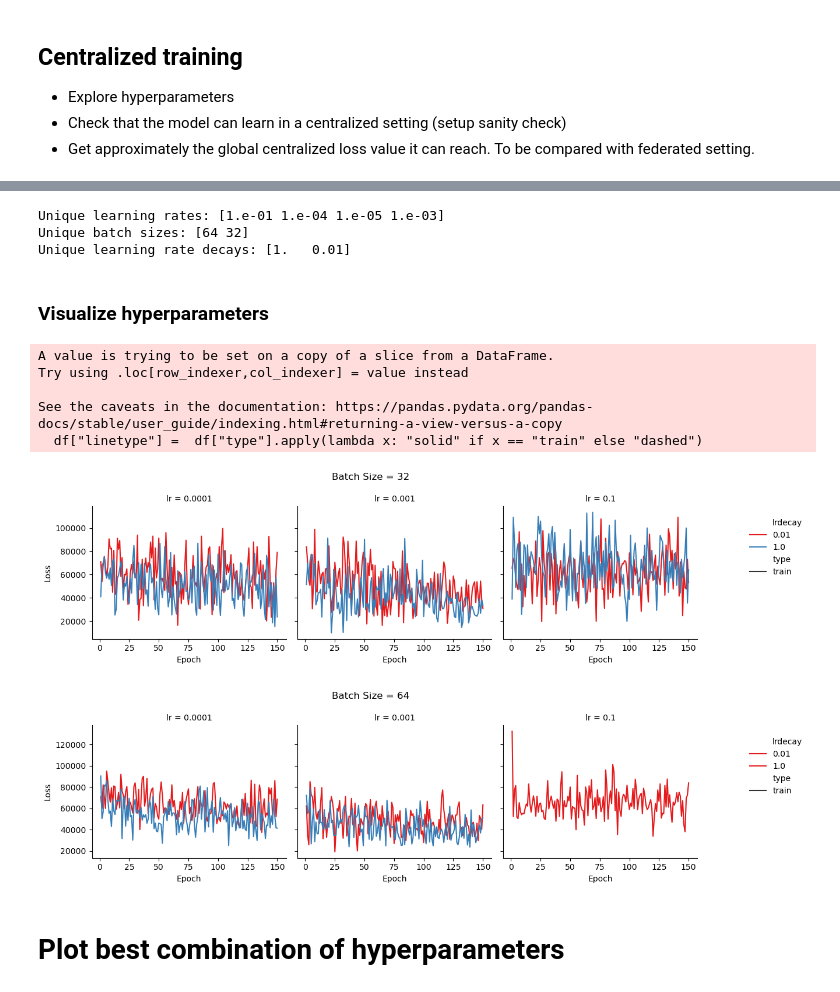
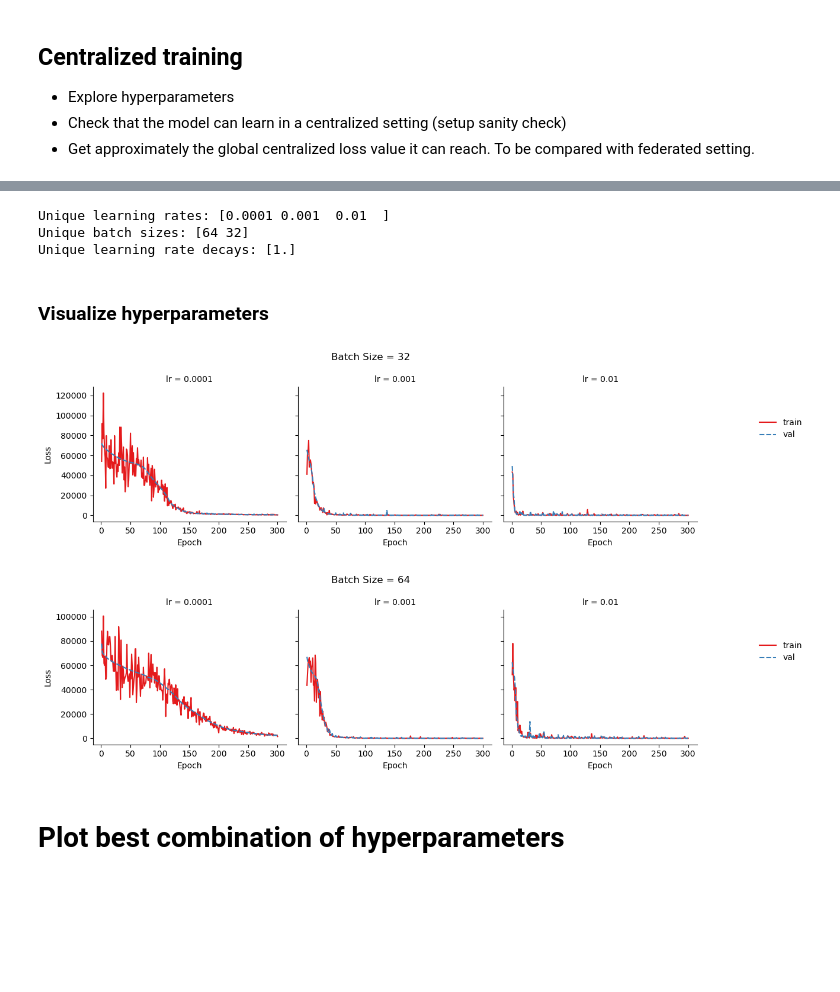
Before and after one commit to luisas/fl4tsf, a Jupyter notebook: analysis/02_centralized_training_nonIID.ipynb, the cells around one changed output, grey strips where cells are left out. Cells and saved outputs as stored; diff of their text form; code cells hidden in the pictures; blank space fills up the shorter version.

```diff
--- a/analysis/02_centralized_training_nonIID.ipynb
+++ b/analysis/02_centralized_training_nonIID.ipynb
@@ -21,7 +21,7 @@ import seaborn as sns
 import matplotlib.pyplot as plt
 
 
-centralized_training_loss = glob.glob(f"../results_noniid_centralized/**/centralized_training/150_epochs/**/loss_per_epoch.csv", recursive=True)
+centralized_training_loss = glob.glob(f"../results_noniid_centralized_fixed/**/centralized_training/300_epochs/**/loss_per_epoch.csv", recursive=True)
 print(f"Found {len(centralized_training_loss)} files")
 centralized_training_loss
 # %% [output]
@@ -100,16 +91,17 @@ df_loss_long = pd.concat([
 training = df_loss_long[df_loss_long['type'] == 'train']
 validation = df_loss_long[df_loss_long['type'] == 'val']
 # %% [output]
-Unique learning rates: [1.e-01 1.e-04 1.e-05 1.e-03]
+Unique learning rates: [0.0001 0.001  0.01  ]
 Unique batch sizes: [64 32]
-Unique learning rate decays: [1.   0.01]
+Unique learning rate decays: [1.]
 # %% [markdown]
 ### Visualize hyperparameters
 # %%
 %matplotlib inline
 
 #df = training
-df = training
+df = validation
+df = df_loss_long
 
 df["linetype"] =  df["type"].apply(lambda x: "solid" if x == "train" else "dashed")
 batch_size = [16,32,64]
@@ -125,41 +117,36 @@ if lrdecay is not None:
 
 
 # Loop over each unique batch size
 for batch_size in sorted(df['batch_size'].unique()):
     tr_batch = df[df['batch_size'] == batch_size]
 
     g = sns.FacetGrid(tr_batch, col='lr', col_wrap=3, height=3.5, sharey=True)
 
     g.map_dataframe(
         sns.lineplot,
         x='epoch',
         y='loss',
-        hue='lrdecay',
+        hue='type',
         palette='Set1',
         legend='brief',
         style="type",
     )
 
     g.set_axis_labels('Epoch', 'Loss')
     g.set_titles(col_template='lr = {col_name}')
     g.fig.subplots_adjust(top=0.85)  # leave space for main title
     g.fig.suptitle(f"Batch Size = {batch_size}", fontsize=12)
 
     # move legend outside
     g.add_legend()
     g._legend.set_bbox_to_anchor((1.15, 0.6))
     # y log
 
     plt.tight_layout()
     plt.show()
 # %% [output]
-A value is trying to be set on a copy of a slice from a DataFrame.
-Try using .loc[row_indexer,col_indexer] = value instead
-
-See the caveats in the documentation: https://pandas.pydata.org/pandas-docs/stable/user_guide/indexing.html#returning-a-view-versus-a-copy
-  df["linetype"] =  df["type"].apply(lambda x: "solid" if x == "train" else "dashed")
-[figure, old version]
+[figure, new version]
-[figure, old version]
+[figure, new version]
 # %% [markdown]
 # Plot best combination of hyperparameters
 # %%
```
Also changed, not shown: parts of 8 cells of this notebook, 11 other files.
